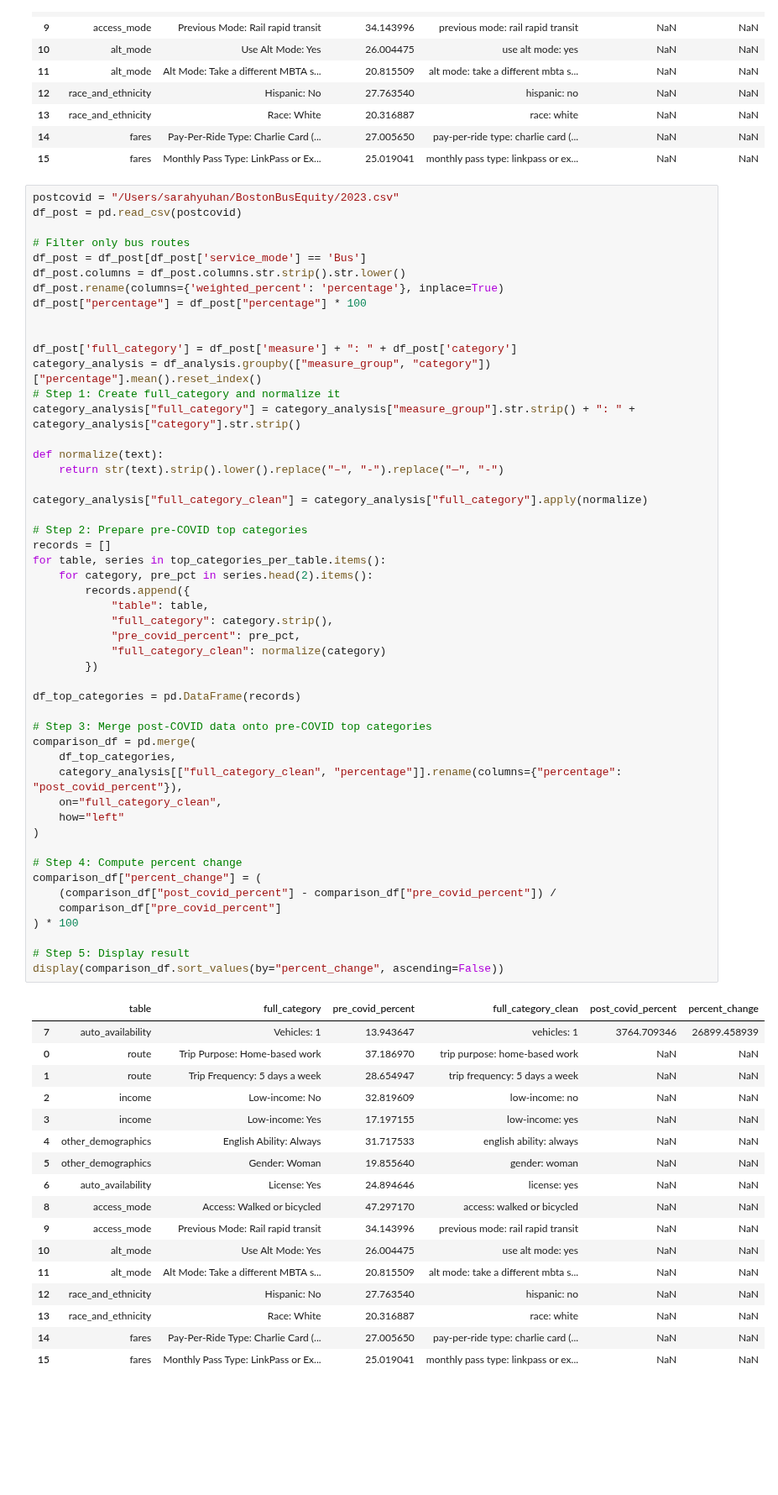
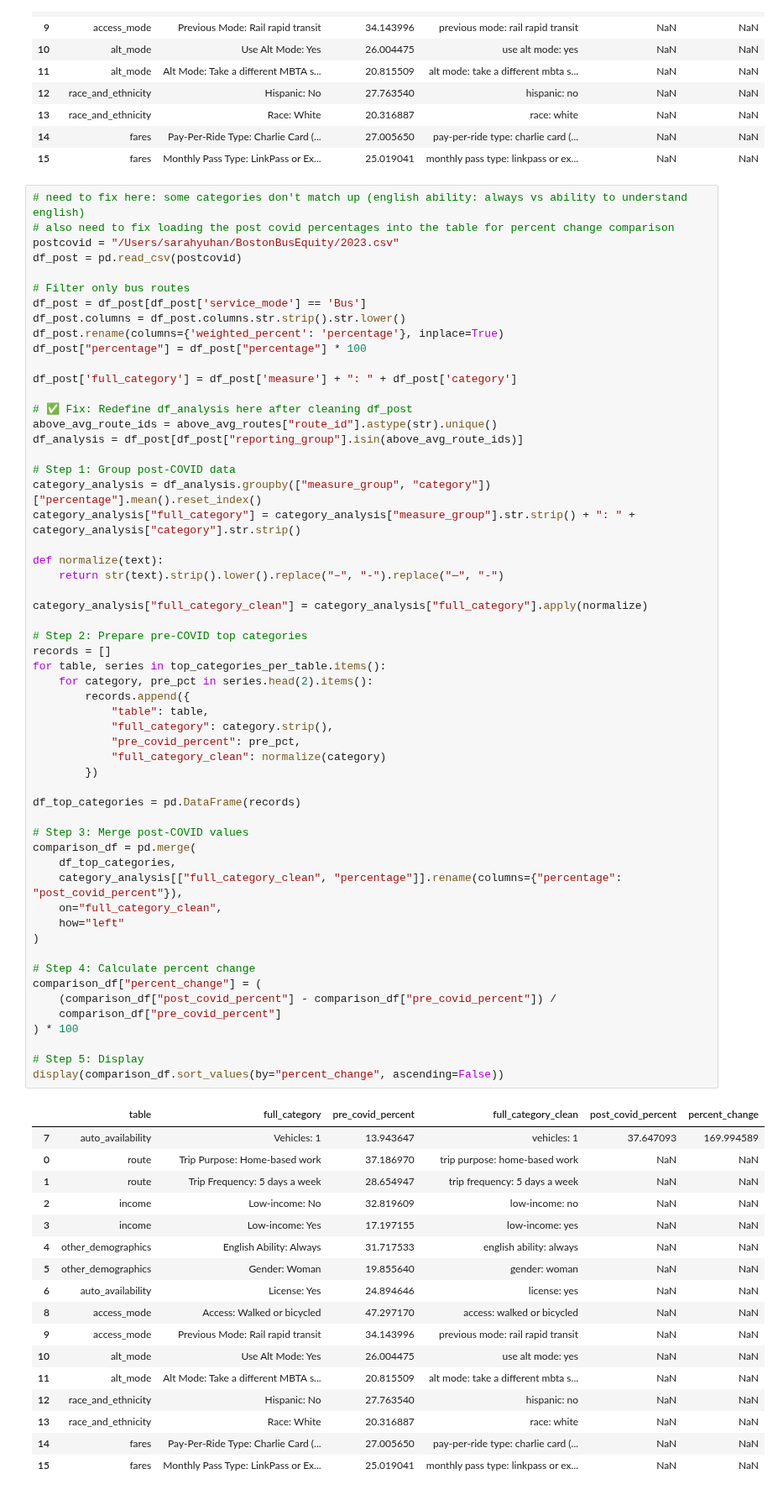
Before and after one commit to KKeySimon/BostonBusEquity, a Jupyter notebook: sarah.ipynb, the cells around one changed output. Shown at 84% size. Saved outputs shown, nothing was run; the diff lists cells and outputs as text; blank space fills up the shorter version.

```diff
--- a/sarah.ipynb
+++ b/sarah.ipynb
@@ -846,6 +848,8 @@ display(comparison_df.sort_values(by="percent_change", ascending=False))
 | 14 | fares | Pay-Per-Ride Type: Charlie Card (... | 27.005650 | pay-per-ride type: charlie card (... | NaN | NaN |
 | 15 | fares | Monthly Pass Type: LinkPass or Ex... | 25.019041 | monthly pass type: linkpass or ex... | NaN | NaN |
 # %%
+# need to fix here: some categories don't match up (english ability: always vs ability to understand english)
+# also need to fix loading the post covid percentages into the table for percent change comparison
 postcovid = "/Users/sarahyuhan/BostonBusEquity/2023.csv"
 df_post = pd.read_csv(postcovid)
 
@@ -855,10 +859,14 @@ df_post.columns = df_post.columns.str.strip().str.lower()
 df_post.rename(columns={'weighted_percent': 'percentage'}, inplace=True)
 df_post["percentage"] = df_post["percentage"] * 100
 
+df_post['full_category'] = df_post['measure'] + ": " + df_post['category']
 
-df_post['full_category'] = df_post['measure'] + ": " + df_post['category']
+# ✅ Fix: Redefine df_analysis here after cleaning df_post
+above_avg_route_ids = above_avg_routes["route_id"].astype(str).unique()
+df_analysis = df_post[df_post["reporting_group"].isin(above_avg_route_ids)]
+
+# Step 1: Group post-COVID data
 category_analysis = df_analysis.groupby(["measure_group", "category"])["percentage"].mean().reset_index()
-# Step 1: Create full_category and normalize it
 category_analysis["full_category"] = category_analysis["measure_group"].str.strip() + ": " + category_analysis["category"].str.strip()
 
 def normalize(text):
@@ -867,37 +875,37 @@ def normalize(text):
 category_analysis["full_category_clean"] = category_analysis["full_category"].apply(normalize)
 
 # Step 2: Prepare pre-COVID top categories
 records = []
 for table, series in top_categories_per_table.items():
     for category, pre_pct in series.head(2).items():
         records.append({
             "table": table,
             "full_category": category.strip(),
             "pre_covid_percent": pre_pct,
             "full_category_clean": normalize(category)
         })
 
 df_top_categories = pd.DataFrame(records)
 
-# Step 3: Merge post-COVID data onto pre-COVID top categories
+# Step 3: Merge post-COVID values
 comparison_df = pd.merge(
     df_top_categories,
     category_analysis[["full_category_clean", "percentage"]].rename(columns={"percentage": "post_covid_percent"}),
     on="full_category_clean",
     how="left"
 )
 
-# Step 4: Compute percent change
+# Step 4: Calculate percent change
 comparison_df["percent_change"] = (
     (comparison_df["post_covid_percent"] - comparison_df["pre_covid_percent"]) /
     comparison_df["pre_covid_percent"]
 ) * 100
 
-# Step 5: Display result
+# Step 5: Display
 display(comparison_df.sort_values(by="percent_change", ascending=False))
 # %% [output]
 |  | table | full_category | pre_covid_percent | full_category_clean | post_covid_percent | percent_change |
-| 7 | auto_availability | Vehicles: 1 | 13.943647 | vehicles: 1 | 3764.709346 | 26899.458939 |
+| 7 | auto_availability | Vehicles: 1 | 13.943647 | vehicles: 1 | 37.647093 | 169.994589 |
 | 0 | route | Trip Purpose: Home-based work | 37.186970 | trip purpose: home-based work | NaN | NaN |
 | 1 | route | Trip Frequency: 5 days a week | 28.654947 | trip frequency: 5 days a week | NaN | NaN |
 | 2 | income | Low-income: No | 32.819609 | low-income: no | NaN | NaN |
```
Also changed, not shown: parts of 1 cell of this notebook.
